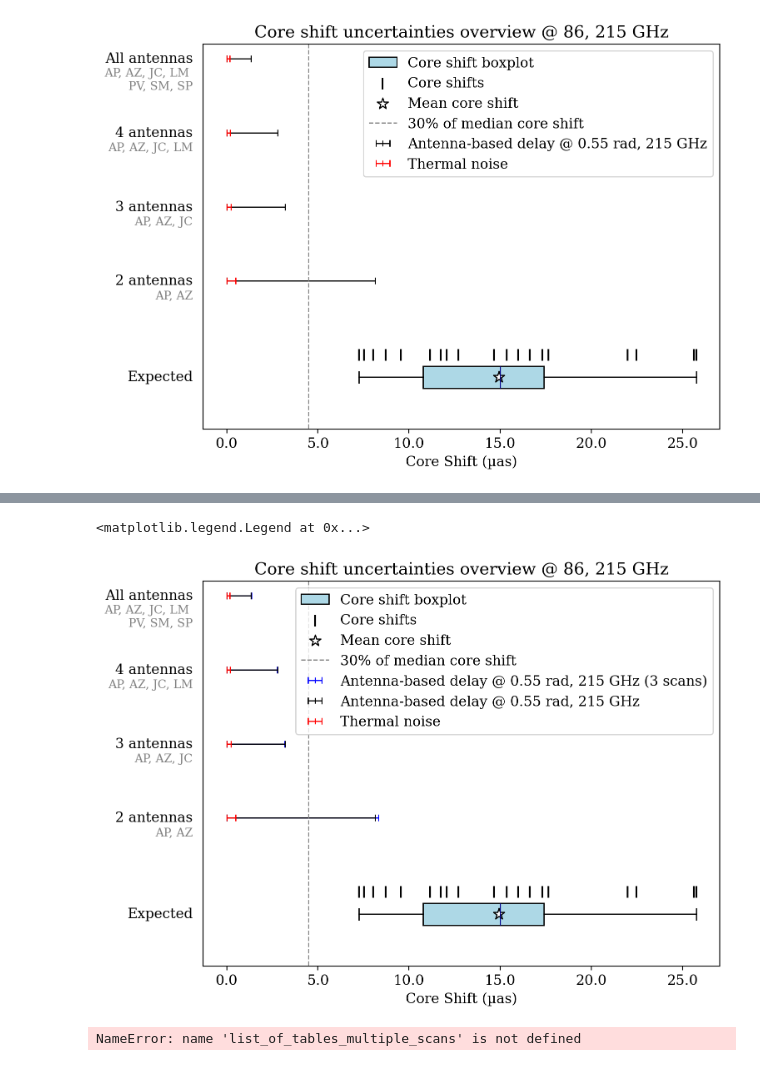
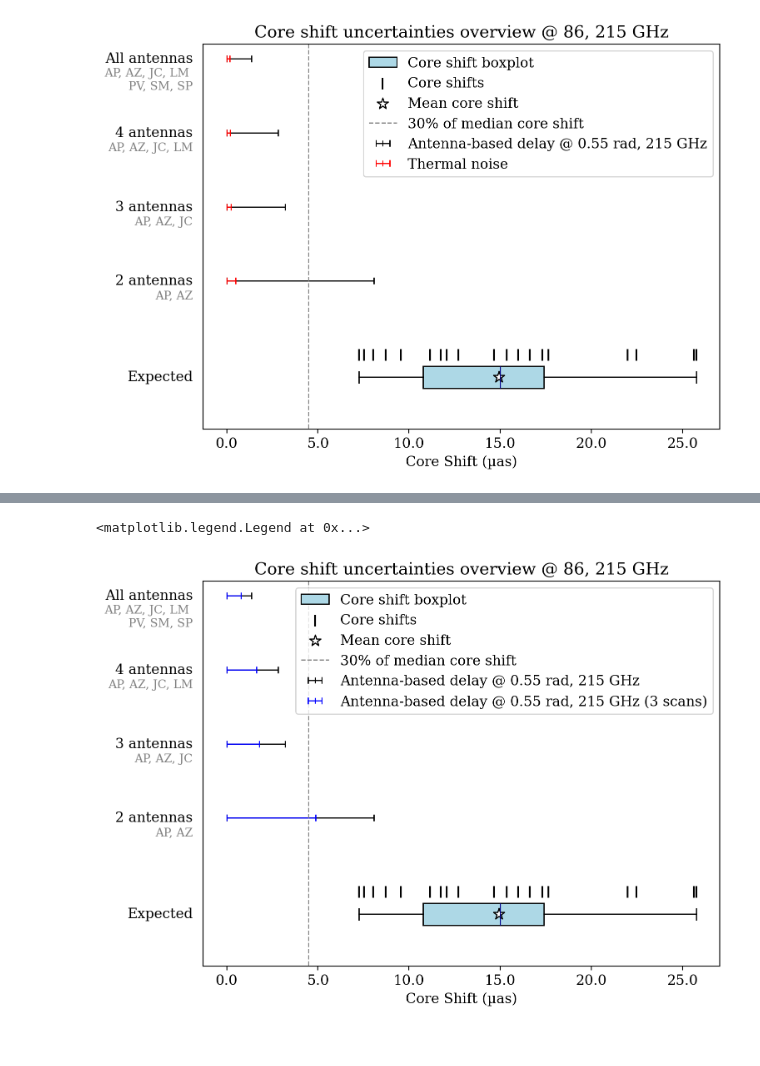
Before and after one commit to GalagaBits/ngeht_simulations, a Jupyter notebook: multiple_scans.ipynb, the cells around one changed output, grey strips where cells are left out. Saved outputs shown, nothing was run; the diff lists cells and outputs as text; code cells hidden in the pictures.

```diff
--- a/multiple_scans.ipynb
+++ b/multiple_scans.ipynb
@@ -531,10 +549,11 @@ ax.scatter(coreshifts_86_215, coreshifts_86_215/coreshifts_86_215 - 1.5, color='
 #ax.scatter(median_coreshift_86_215, - 0.5, color='gray', s=300, marker='|', label='Median core shift')
 ax.scatter(mean_coreshift_86_215, -0.65, s=100, color='w', marker='*', edgecolor='k', label='Mean core shift')
 
-ax.errorbar(x_3scan, y_3scan, xerr=xerr_atm_3scan, fmt='|', color='blue', markersize=5, elinewidth=1, capsize=3, label='Antenna-based delay @ 0.55 rad, 215 GHz (3 scans)')
+
 ax.errorbar(x, y, xerr=xerr_atm, fmt='|', color='black', markersize=5, elinewidth=1, capsize=3, label='Antenna-based delay @ 0.55 rad, 215 GHz', )
 
-ax.errorbar(x_thermal, y_thermal, xerr=xerr_thermal, fmt='|', color='red', markersize=5, elinewidth=1, capsize=3, label='Thermal noise')
+ax.errorbar(x_3scan, y_3scan, xerr=xerr_atm_3scan, fmt='|', color='blue', markersize=5, elinewidth=1, capsize=3, label='Antenna-based delay @ 0.55 rad, 215 GHz (3 scans)')
+# ax.errorbar(x_thermal, y_thermal, xerr=xerr_thermal, fmt='|', color='red', markersize=5, elinewidth=1, capsize=3, label='Thermal noise')
 
 ax.vlines(mean_coreshift_86_215_10per, -100, 100, color='gray', linestyle='--', linewidth=1, label=f'{int(threshold * 100)}% of median core shift')
 
@@ -574,35 +593,31 @@ ax.text(-0.02, 0.4, "AP, AZ, JC", transform=trans, ha='right',va='center', color
 ax.text(-0.02,            # slightly left of the axis (axes coords)
     1,            # your data‐y location
     "4 antennas",# whatever you want written
     transform=trans,
     ha='right',       # right‐align so the text is just outside the plot
     va='center'       # vertically centered on the y = -0.65 line
 )
 
 ax.text(-0.02, 0.9, "AP, AZ, JC, LM", transform=trans, ha='right',va='center', color='gray', fontsize=10)
 
 ax.text(-0.02,            # slightly left of the axis (axes coords)
     1.5,            # your data‐y location
     "All antennas",# whatever you want written
     transform=trans,
     ha='right',       # right‐align so the text is just outside the plot
     va='center'       # vertically centered on the y = -0.65 line
 )
 
 ax.text(-0.02, 1.36, "AP, AZ, JC, LM \n PV, SM, SP", transform=trans, ha='right',va='center', color='gray', fontsize=10)
 
 ax.set_ylim(-1, 1.6)
 
 
 ax.set_xlabel('Core Shift (µas)')
 ax.xaxis.set_major_formatter(FuncFormatter(lambda x, pos: f'{x * 1000:.1f}'))  # Convert to μas
 
 ax.set_title('Core shift uncertainties overview @ 86, 215 GHz')
 ax.legend()
 # %% [output]
 <matplotlib.legend.Legend at 0x...>
-[figure, old version]
+[figure, new version]
-# %%
-len(list_of_tables_multiple_scans)
-# %% [output]
-NameError: name 'list_of_tables_multiple_scans' is not defined
```
Also changed, not shown: parts of 9 cells of this notebook, 4 other files.
